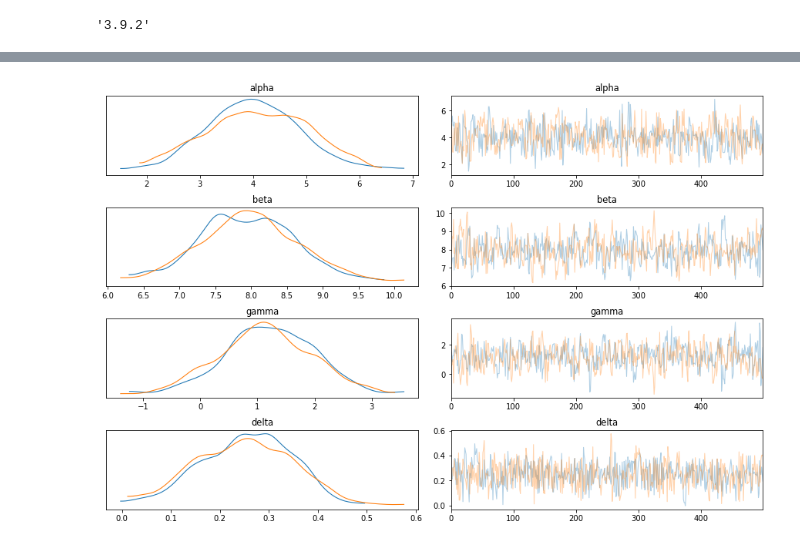
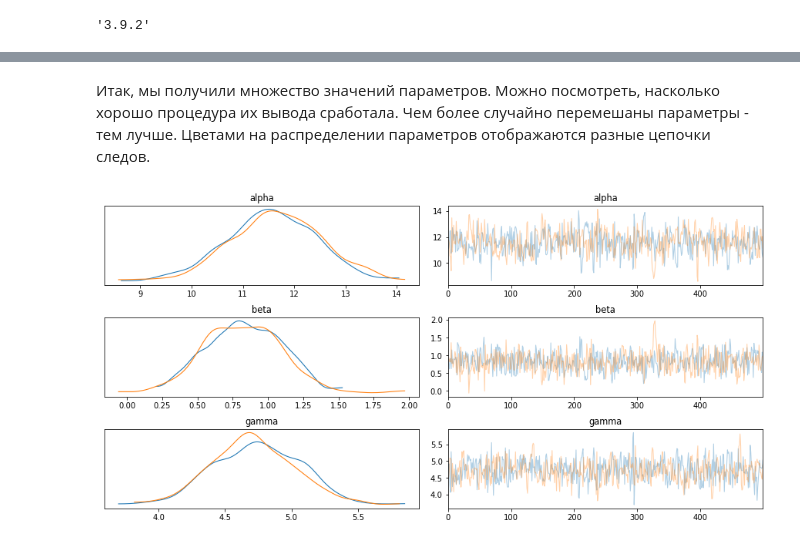
Before and after one commit to timeseries-ru/course, a Jupyter notebook: day_5.ipynb, the cells around one changed output, grey strips where cells are left out. Cells and saved outputs as stored; diff of their text form; code cells hidden in the pictures.

```diff
--- a/day_5.ipynb
+++ b/day_5.ipynb
@@ -539,31 +560,36 @@ target = 'rings'
 # %%
-from sklearn.metrics import mean_absolute_error
-
 def analyze_data(data):
     model = pymc3.Model()
 
-    train = data[:2 * len(data) // 3]
-    test = data[2 * len(data) // 3:]
+    with model:
+        # распределения коэффициентов линейной модели
+        # mu - среднее, sd - разброс. Это всё приоры
 
-    with model:
-        alpha = pymc3.Normal('alpha', mu=1, sd=1)
-        beta =  pymc3.Normal('beta', mu=1, sd=1)
-        gamma = pymc3.Normal('gamma', mu=1, sd=1)
-        delta = pymc3.Normal('delta', mu=0, sd=0.1)
+        alpha = pymc3.Normal('alpha', mu=train[target].mean() / 2 / train['diameter'].mean(), sd=1)
+        beta =  pymc3.Normal('beta', mu=train[target].mean() / 2 / train['whole weight'].mean(), sd=1)
 
-        estimate = alpha * train['diameter'] + beta * train['whole weight'] ** (1 / 3) + gamma * train['shucked weight'] ** (1 / 3) + delta
+        # свободное слагаемое в линейной модели будет с некоторым неизвестным разбросом
+        # мы получаем иерархическую модель. Экспоненциальное распределение - со среднием 1 / lambda,
+        # моделирует неотрицательную вещественную величину с убывающей вероятностью больших значений
+
+        sd = pymc3.Exponential('deviation', lam=1 / 3)
+        gamma = pymc3.Normal('gamma', mu=0, sd=sd)
+
+        estimate = alpha * train['diameter'] + beta * train['whole weight'] + gamma
         observed = pymc3.Poisson('rings', mu=estimate, observed=train[target])
 
+        # MAP - maximum aposteriori - это попытка найти хорошуб стартовую точку для начала сэмплирования
         MAP = pymc3.find_MAP()
-        traces = pymc3.sample(500, start=MAP, cores=2, chains=2)
 
-    y_true = test[target]
-    y_pred = traces['alpha'][::2].mean() * test['diameter'] + traces['beta'][::2].mean() * test['whole weight'] ** (1 / 3) + \
-             traces['gamma'][::2].mean() * test['shucked weight'] ** (1 / 3) + traces['delta'][::2].mean()
-    return model, traces, mean_absolute_error(y_true, y_pred)
+        # tune - число "разогревочных" сэмплов, мы их рассматривать не будем
+        traces = pymc3.sample(draws=500, tune=500, start=MAP, discard_tuned_samples=True, cores=2, chains=2)
+
+    # поскольку у нас 2 цепочки по 500, в каждом следе мы возьмем каждый второй сэмпл, чтобы снизить влияние зависимости следующего от предыдущего
+    predictions = traces['alpha'][::4].mean() * test['diameter'] + traces['beta'][::4].mean() * test['whole weight'] + traces['gamma'][::4].mean()
+    return model, traces, mean_absolute_error(test[target], predictions)
 
 male_model, male_traces, male_mae = analyze_data(male)
-print("MAE: %.1f" % male_mae)
+print("TEST MAE: %.1f" % male_mae)
 # %% [output]
 [interactive output not drawn]
 Auto-assigning NUTS sampler...
@@ -576,5 +603,7 @@ MAE: 2.3
+# %% [markdown]
+Итак, мы получили множество значений параметров. Можно посмотреть, насколько хорошо процедура их вывода сработала. Чем более случайно перемешаны параметры - тем лучше. Цветами на распределении параметров отображаются разные цепочки следов.
 # %%
 with male_model:
-    pymc3.plot_trace(male_traces, var_names=['alpha', 'beta', 'gamma', 'delta']);
+    pymc3.plot_trace(male_traces, var_names=['alpha', 'beta', 'gamma']);
 # %% [output]
-[figure, old version]
+[figure, new version]
```
Also changed, not shown: parts of 14 cells of this notebook.
